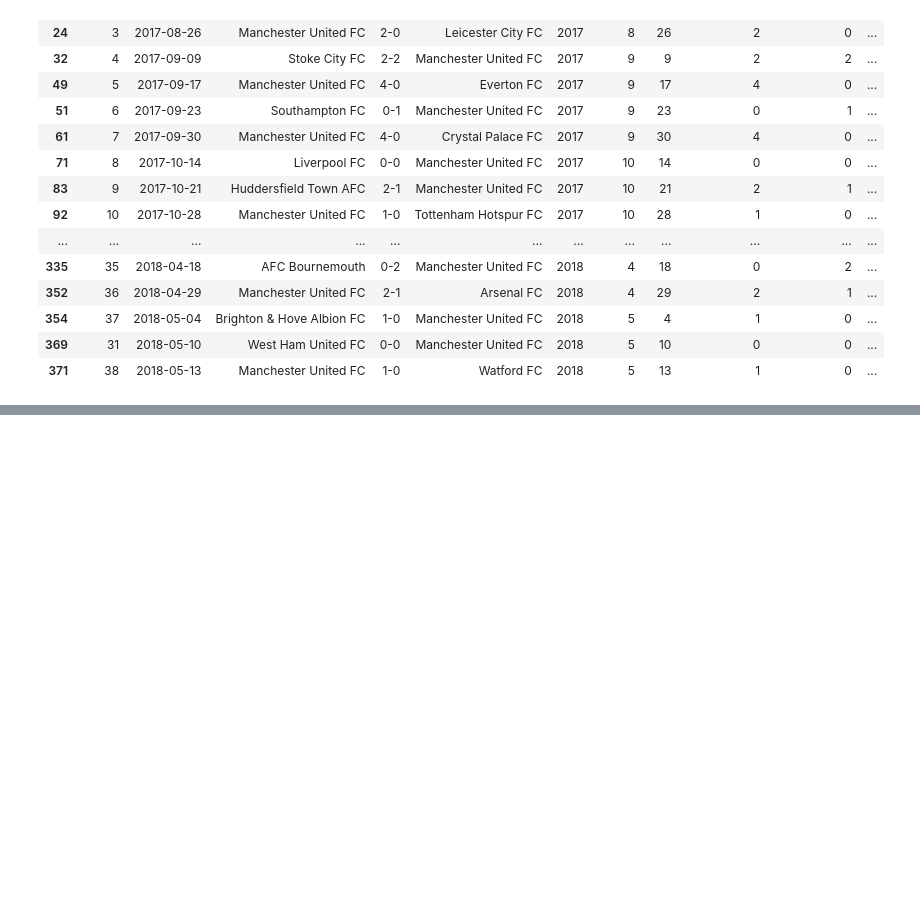
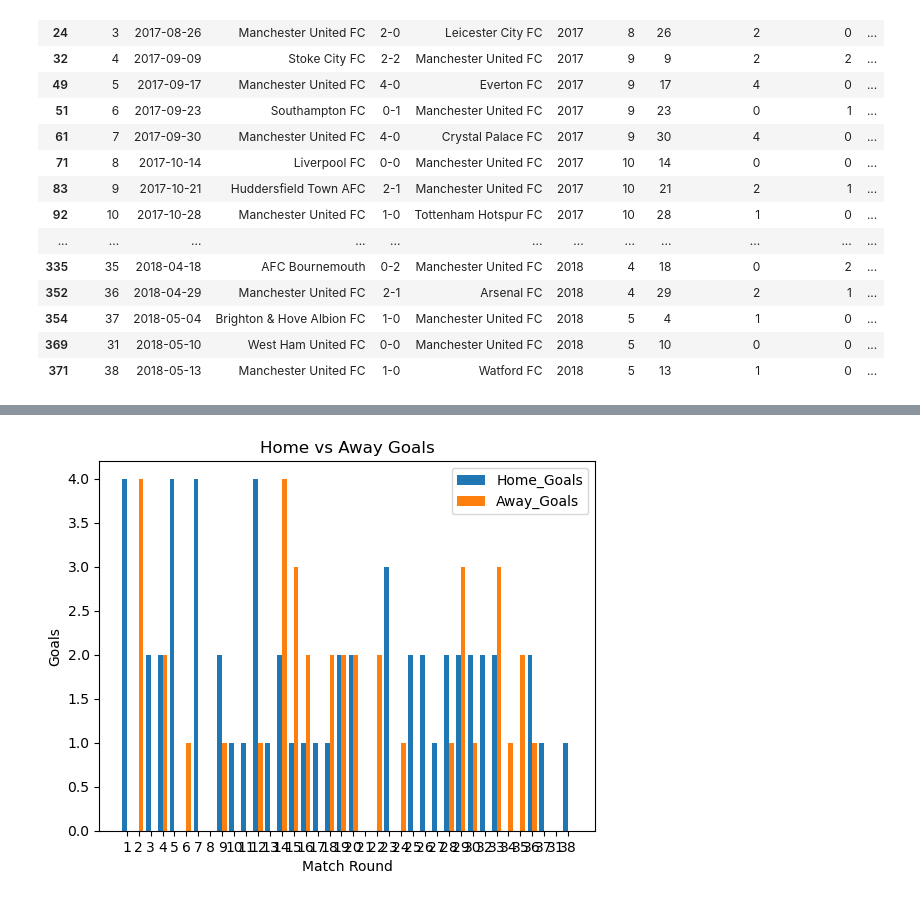
Before and after one commit to Kabir-Khan7/data-science-foundations, a Jupyter notebook: 03_Step_Pandas/06_Pandas_Example.ipynb, the cells around one changed output, grey strips where cells are left out. Saved outputs shown, nothing was run; the diff lists cells and outputs as text; code cells hidden in the pictures; blank space fills up the shorter version.

```diff
--- a/03_Step_Pandas/06_Pandas_Example.ipynb
+++ b/03_Step_Pandas/06_Pandas_Example.ipynb
@@ -454,0 +441,15 @@ Name: Home_Goals, dtype: int64
+# %%
+import numpy as np
+
+x = np.arange(len(manu))
+plt.bar(x - 0.2, manu['Home_Goals'], width=0.4, label='Home_Goals')
+plt.bar(x + 0.2, manu['Away_Goals'], width=0.4, label='Away_Goals')
+
+plt.xticks(x, manu['Round'])
+plt.xlabel('Match Round')
+plt.ylabel('Goals')
+plt.title('Home vs Away Goals')
+plt.legend()
+plt.show()
+# %% [output]
+[figure, added]
```
Also changed, not shown: parts of 2 cells of this notebook, 1 other file.
